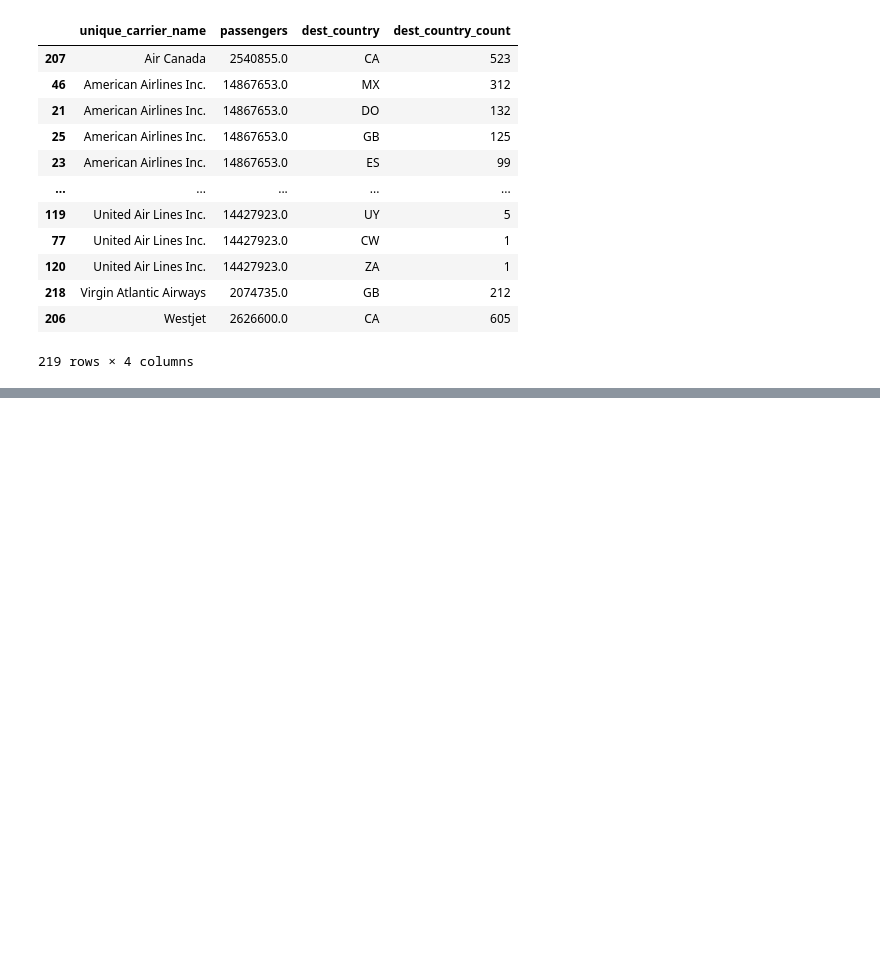
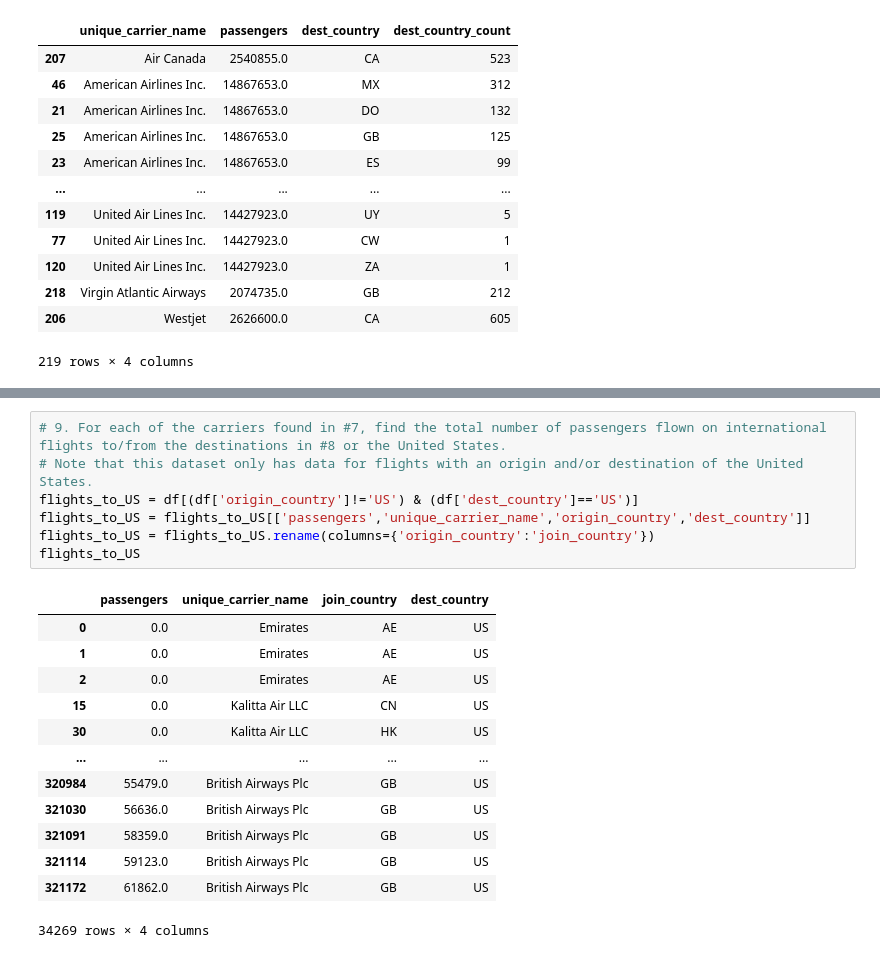
Before and after one commit to 99tyler99/Python, a Jupyter notebook: Python Charmers Fundamentals 06 Pandas Test.ipynb, the cells around one changed output, grey strips where cells are left out. Cells and saved outputs as stored; diff of their text form; blank space fills up the shorter version.

```diff
--- a/Python Charmers Fundamentals 06 Pandas Test.ipynb
+++ b/Python Charmers Fundamentals 06 Pandas Test.ipynb
@@ -319,0 +387,21 @@ most_popular_destinations[idx]
+# %%
+# 9. For each of the carriers found in #7, find the total number of passengers flown on international flights to/from the destinations in #8 or the United States.
+# Note that this dataset only has data for flights with an origin and/or destination of the United States.
+flights_to_US = df[(df['origin_country']!='US') & (df['dest_country']=='US')]
+flights_to_US = flights_to_US[['passengers','unique_carrier_name','origin_country','dest_country']]
+flights_to_US = flights_to_US.rename(columns={'origin_country':'join_country'})
+flights_to_US
+# %% [output]
+|  | passengers | unique_carrier_name | join_country | dest_country |
+| 0 | 0.0 | Emirates | AE | US |
+| 1 | 0.0 | Emirates | AE | US |
+| 2 | 0.0 | Emirates | AE | US |
+| 15 | 0.0 | Kalitta Air LLC | CN | US |
+| 30 | 0.0 | Kalitta Air LLC | HK | US |
+| ... | ... | ... | ... | ... |
+| 320984 | 55479.0 | British Airways Plc | GB | US |
+| 321030 | 56636.0 | British Airways Plc | GB | US |
+| 321091 | 58359.0 | British Airways Plc | GB | US |
+| 321114 | 59123.0 | British Airways Plc | GB | US |
+| 321172 | 61862.0 | British Airways Plc | GB | US |
+34269 rows × 4 columns
```
Also changed, not shown: parts of 21 cells of this notebook.
